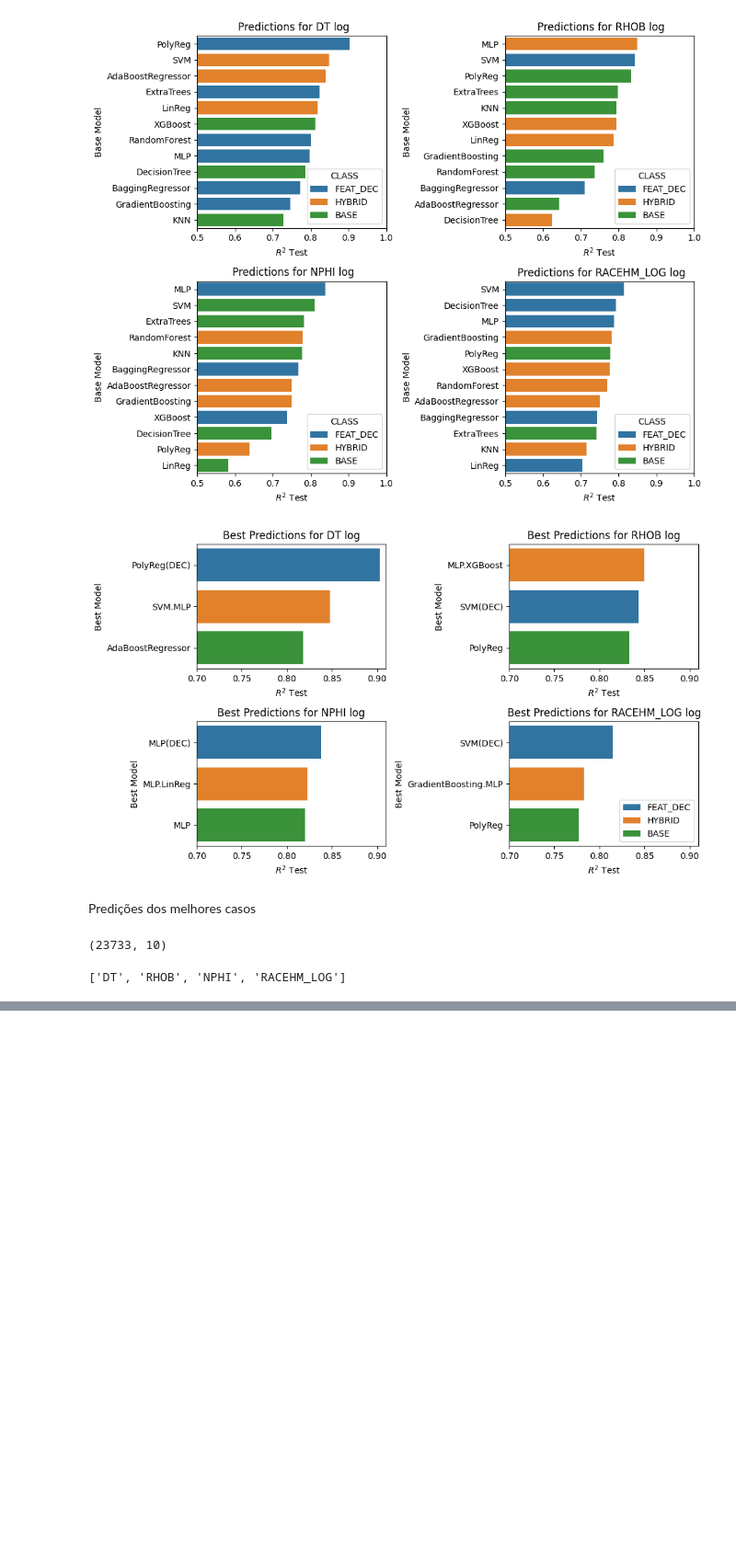
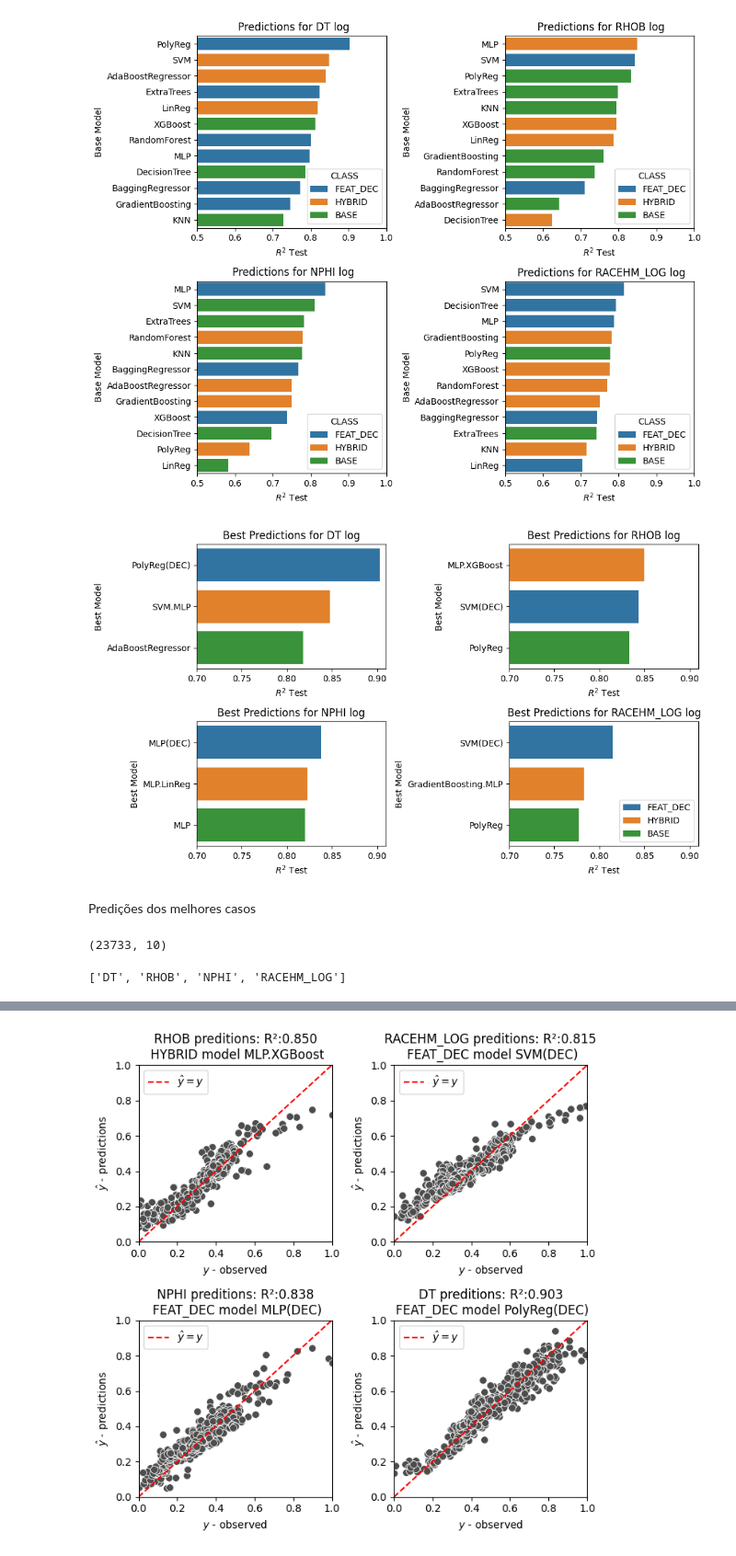
Before and after one commit to felipecostapereira/SYSID_well_logs, a Jupyter notebook: posproc.ipynb, the cells around one changed output, grey strips where cells are left out. Shown at 92% size. Cells and saved outputs as stored; diff of their text form; code cells hidden in the pictures; blank space fills up the shorter version.

Commit message:
posproc and images

```diff
--- a/posproc.ipynb
+++ b/posproc.ipynb
@@ -413,0 +368,17 @@ plt.legend()
+# %%
+def y_pred(row):
+    if row['CLASS'] == 'HYBRID':
+        y_pred = row['MODEL_OBJ'][0].predict(data_dict[row['OUT']][1].trend) + row['MODEL_OBJ'][1].predict(data_dict[row['OUT']][1].seasonal+data_dict[row['OUT']][1].resid)
+    elif row['CLASS'] == 'FEAT_DEC':
+        y_pred = row['MODEL_OBJ'].predict(data_dict[row['OUT']][2])
+    else:
+        y_pred = row['MODEL_OBJ'].predict(data_dict[row['OUT']][0])
+    return y_pred
+
+def y_test(row):
+    return data_dict[row['OUT']][3]
+# %%
+df_sum_class['y_pred'] = df_sum_class.apply(y_pred, axis=1)
+df_sum_class['y_test'] = df_sum_class.apply(y_test, axis=1)
+
+df_sum_class
@@ -413,0 +399,53 @@ plt.legend()
+# %%
+lim=(0,1)
+
+fig, ax = plt.subplots(2,2, figsize=(7,7))
+
+plt.subplot(221)
+sns.scatterplot(x=df_sum_class.iloc[0,-1].ravel(), y=df_sum_class.iloc[0,-2].ravel(), s=50, color='.3')
+plt.plot(lim, lim, 'r--', label='$\hat{y}=y$')
+plt.xlim(lim)
+plt.ylim(lim)
+plt.xlabel('$y$ - observed')
+plt.ylabel('$\hat{y}$ - predictions')
+plt.legend(loc='upper left')
+plt.title(f"{df_sum_class.loc[0,'OUT']} preditions: R²:{df_sum_class.loc[0,'R2_TE']:.3f}\n {df_sum_class.loc[0,'CLASS']} model {df_sum_class.loc[0,'MODEL']}")
+plt.tight_layout()
+
+plt.subplot(222)
+sns.scatterplot(x=df_sum_class.iloc[3,-1].ravel(), y=df_sum_class.iloc[3,-2].ravel(), s=50, color='.3')
+plt.plot(lim, lim, 'r--', label='$\hat{y}=y$')
+plt.xlim(lim)
+plt.ylim(lim)
+plt.xlabel('$y$ - observed')
+plt.ylabel('$\hat{y}$ - predictions')
+plt.legend(loc='upper left')
+plt.title(f"{df_sum_class.loc[3,'OUT']} preditions: R²:{df_sum_class.loc[3,'R2_TE']:.3f}\n {df_sum_class.loc[3,'CLASS']} model {df_sum_class.loc[3,'MODEL']}")
+plt.tight_layout()
+
+plt.subplot(223)
+sns.scatterplot(x=df_sum_class.iloc[6,-1].ravel(), y=df_sum_class.iloc[6,-2].ravel(), s=50, color='.3')
+plt.plot(lim, lim, 'r--', label='$\hat{y}=y$')
+plt.xlim(lim)
+plt.ylim(lim)
+plt.xlabel('$y$ - observed')
+plt.ylabel('$\hat{y}$ - predictions')
+plt.legend(loc='upper left')
+plt.title(f"{df_sum_class.loc[6,'OUT']} preditions: R²:{df_sum_class.loc[6,'R2_TE']:.3f}\n {df_sum_class.loc[6,'CLASS']} model {df_sum_class.loc[6,'MODEL']}")
+plt.tight_layout()
+
+plt.subplot(224)
+sns.scatterplot(x=df_sum_class.iloc[9,-1].ravel(), y=df_sum_class.iloc[9,-2].ravel(), s=50, color='.3')
+plt.plot(lim, lim, 'r--', label='$\hat{y}=y$')
+plt.xlim(lim)
+plt.ylim(lim)
+plt.xlabel('$y$ - observed')
+plt.ylabel('$\hat{y}$ - predictions')
+plt.legend(loc='upper left')
+plt.title(f"{df_sum_class.loc[9,'OUT']} preditions: R²:{df_sum_class.loc[9,'R2_TE']:.3f}\n {df_sum_class.loc[9,'CLASS']} model {df_sum_class.loc[9,'MODEL']}")
+plt.tight_layout()
+
+pass;
+fig.savefig(f'./Images/crossplot.pdf', format='pdf')
+# %% [output]
+[figure, added]
```
Also changed, not shown: parts of 5 cells of this notebook, 5 other files.
